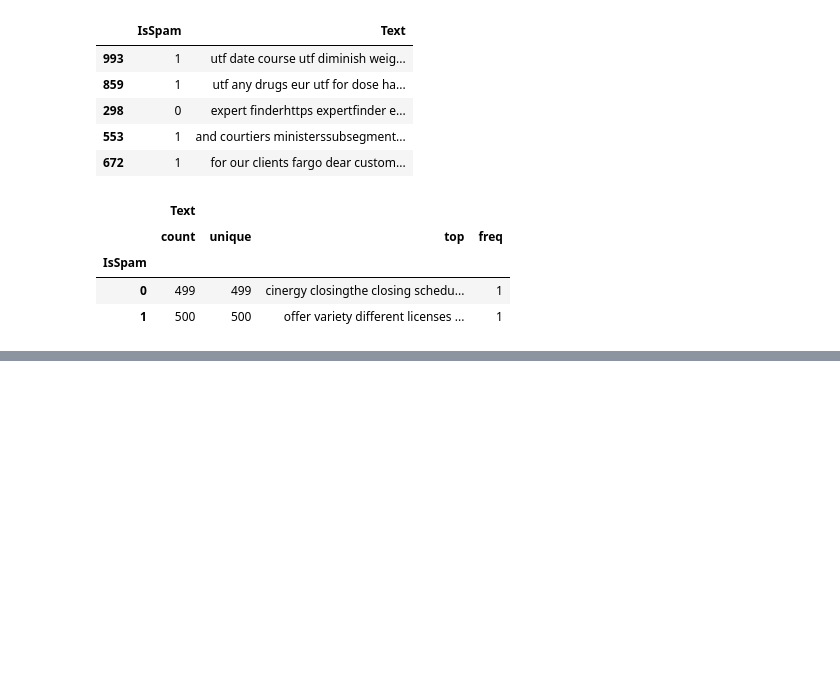
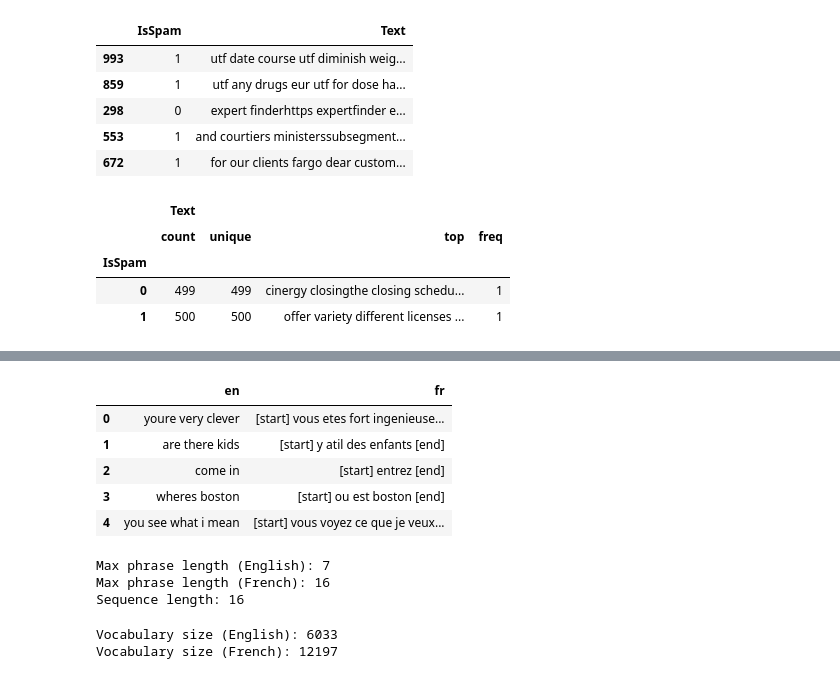
Before and after one commit to bolicnikola/Applied-Machine-Learning-And-AI, a Jupyter notebook: Natural_Language_Processing.ipynb, the cells around one changed output, grey strips where cells are left out. Cells and saved outputs as stored; diff of their text form; code cells hidden in the pictures; blank space fills up the shorter version.

```diff
--- a/Natural_Language_Processing.ipynb
+++ b/Natural_Language_Processing.ipynb
@@ -240,0 +340,38 @@ np.float32(0.9713706)
+# %%
+import re
+from unicodedata import normalize
+
+def clean_text(text):
+    text = normalize('NFD', text.lower())
+    text = re.sub('[^A-Za-z ]+', '', text)
+    return text
+
+def clean_and_prepare_text(text):
+    text = '[start] ' + clean_text(text) + ' [end]'
+    return text
+
+df['en'] = df['en'].apply(lambda row: clean_text(row))
+df['fr'] = df['fr'].apply(lambda row: clean_and_prepare_text(row))
+df.head()
+# %% [output]
+|  | en | fr |
+| 0 | youre very clever | [start] vous etes fort ingenieuse... |
+| 1 | are there kids | [start] y atil des enfants [end] |
+| 2 | come in | [start] entrez [end] |
+| 3 | wheres boston | [start] ou est boston [end] |
+| 4 | you see what i mean | [start] vous voyez ce que je veux... |
+# %%
+en = df['en']
+fr = df['fr']
+
+en_max_len = max(len(line.split()) for line in en)
+fr_max_len = max(len(line.split()) for line in fr)
+sequence_len = max(en_max_len, fr_max_len)
+
+print(f'Max phrase length (English): {en_max_len}')
+print(f'Max phrase length (French): {fr_max_len}')
+print(f'Sequence length: {sequence_len}')
+# %% [output]
+Max phrase length (English): 7
+Max phrase length (French): 16
+Sequence length: 16
@@ -240,0 +388,9 @@ np.float32(0.9713706)
+# %%
+en_vocab_size = len(en_tokenizer.word_index) + 1
+fr_vocab_size = len(fr_tokenizer.word_index) + 1
+
+print(f'Vocabulary size (English): {en_vocab_size}')
+print(f'Vocabulary size (French): {fr_vocab_size}')
+# %% [output]
+Vocabulary size (English): 6033
+Vocabulary size (French): 12197
```
Also changed, not shown: parts of 25 cells of this notebook, 1 other file.
